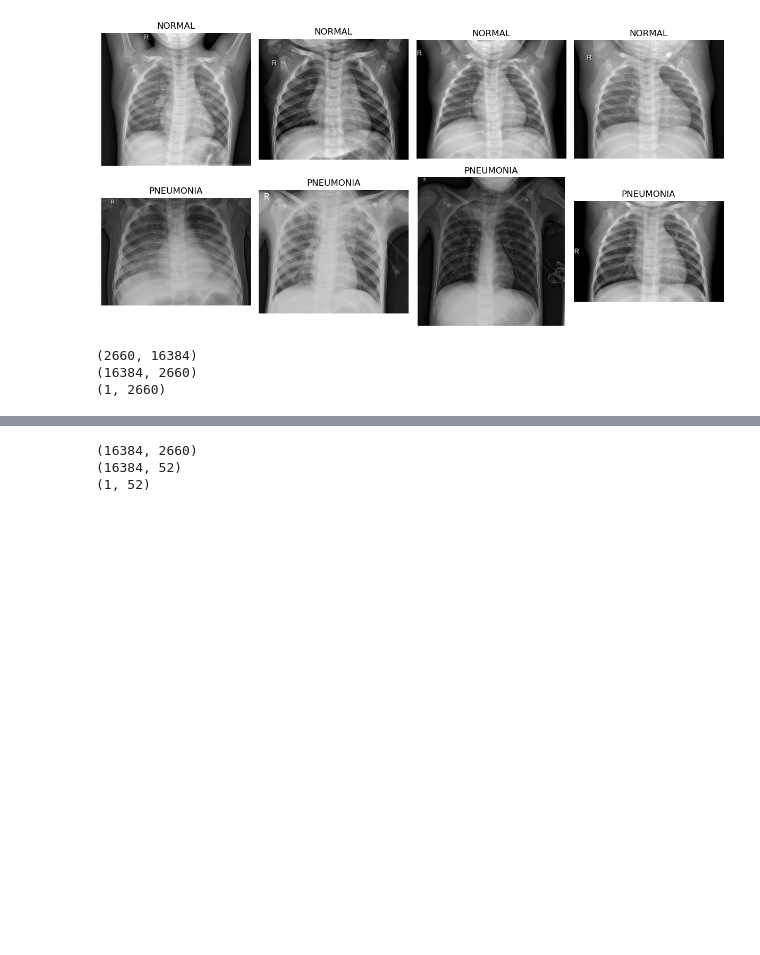
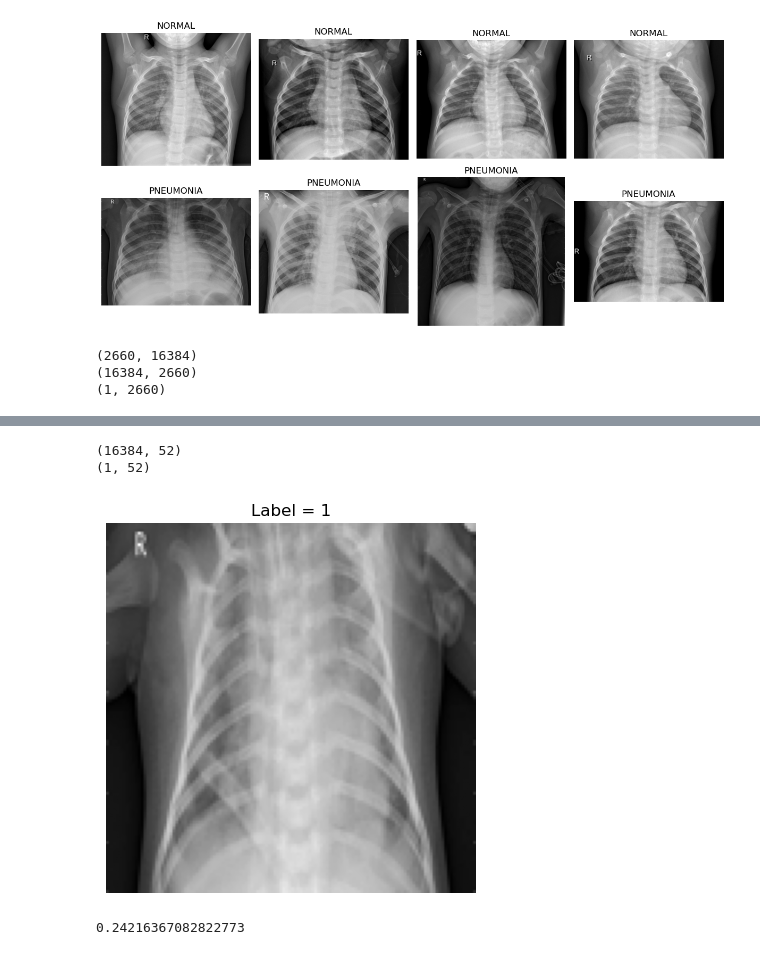
Before and after one commit to Haidy-sayed/Pneumonia-Detector-from-Chest-X-Rays, a Jupyter notebook: pneumonia_detector.ipynb, the cells around one changed output, grey strips where cells are left out. Drawn from its saved outputs; the diff is of its cells as text; code cells hidden in the pictures; blank space fills up the shorter version.

```diff
--- a/pneumonia_detector.ipynb
+++ b/pneumonia_detector.ipynb
@@ -310,4 +323,5 @@ Epoch 5/80 — Loss: 0.2260
 # %%
+
 #validate set preprocessing
 
 
@@ -327,32 +341,51 @@ for filename in os.listdir(path_val_normal):
 
     img = np.array(img, dtype=np.float32) / 255.0
 
     X_val.append(img.flatten())
     Y_val.append(0)
 
 # PNEUMONIA images
 for filename in os.listdir(path_val_pneumonia):
     img_path = os.path.join(path_val_pneumonia, filename)
 
     img = Image.open(img_path).convert('L')
     img = img.resize((IMG_SIZE, IMG_SIZE))
 
     img = np.array(img, dtype=np.float32) / 255.0
 
     X_val.append(img.flatten())
     Y_val.append(1)
 
 X_val = np.array(X_val)
 Y_val = np.array(Y_val)
 
-print(X.shape)
+
 # the network needs altered dimensions
 X_val = X_val.T
 Y_val = Y_val.reshape(1, -1)
 
 print(X_val.shape)
 print(Y_val.shape)
+
+
+##displaying a random image of the val set
+
+idx = np.random.randint(X_val.shape[1])
+
+img = X_val[:, idx].reshape(128, 128)
+
+plt.imshow(img, cmap='gray')
+plt.title(f"Label = {Y_val[0, idx]}")
+plt.axis('off')
+plt.show()
 # %% [output]
-(16384, 2660)
 (16384, 52)
 (1, 52)
+[figure, added]
+# %%
+
+A2_val = model.forward_prop(X_val, training=False)
+val_loss = model.compute_loss(A2_val, Y_val)
+print(val_loss)
+# %% [output]
+0.24216367082822773
```
Also changed, not shown: parts of 6 cells of this notebook, 3 other files.
